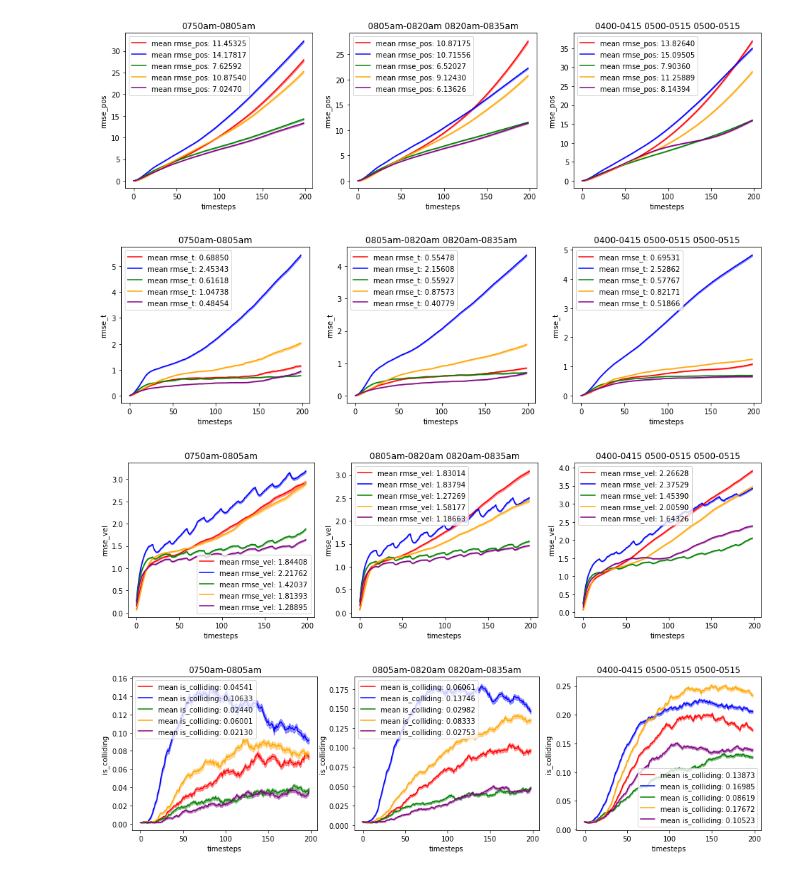
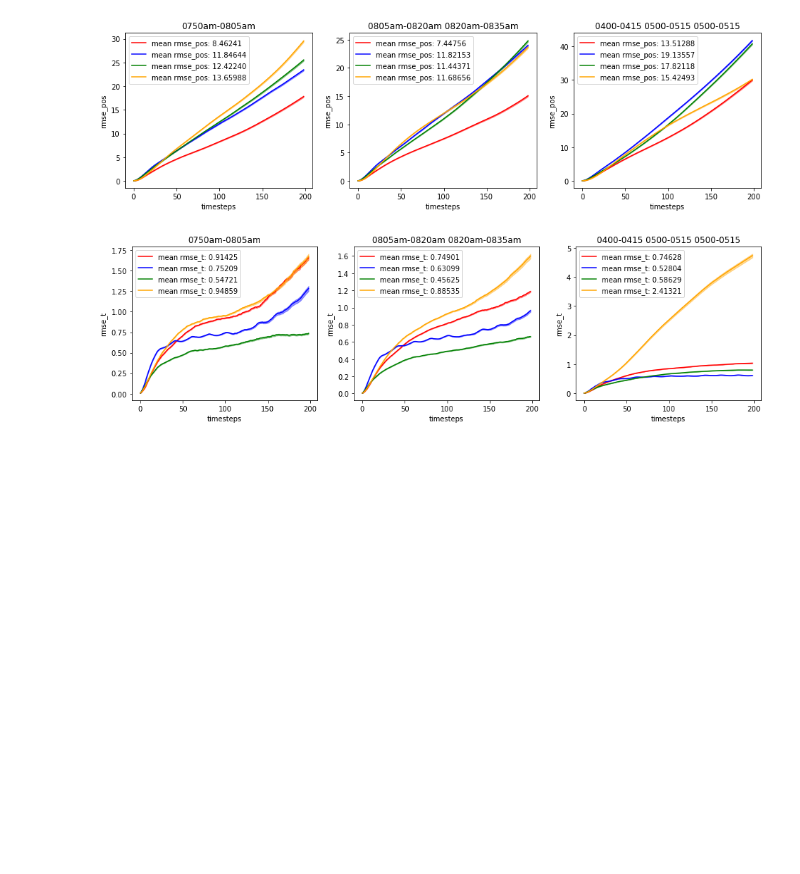
Before and after one commit to wulfebw/ngsim_env, a Jupyter notebook: scripts/imitation/visualize.ipynb, the cells around one changed output. Saved outputs shown, nothing was run; the diff lists cells and outputs as text; code cells hidden in the pictures; blank space fills up the shorter version.

Commit message:
rendering args + visualization tools

```diff
--- a/scripts/imitation/visualize.ipynb
+++ b/scripts/imitation/visualize.ipynb
@@ -36,19 +11,31 @@ def load_trajs_labels(directory):
 # %%
-directory = '../../data/experiments/gail/imitate/validation/'
-gail_trajs, gail_labels = load_trajs_labels(directory)
+# directory = '../../data/experiments/gail/imitate/validation/'
+# gail_trajs, gail_labels = tuils.load_trajs_labels(directory)
 
-directory = '../../data/experiments/infogail/imitate/validation/'
-infogail_trajs, infogail_labels = load_trajs_labels(directory)
+# directory = '../../data/experiments/infogail/imitate/validation/'
+# infogail_trajs, infogail_labels = tuils.load_trajs_labels(directory)
 
-directory = '../../data/experiments/hgail/imitate/validation/'
-hgail_trajs, hgail_labels = load_trajs_labels(directory)
+# directory = '../../data/experiments/hgail/imitate/validation/'
+# hgail_trajs, hgail_labels = tuils.load_trajs_labels(directory)
 
-directory = '../../data/experiments/gail-recurrent/imitate/validation/'
-rgail_trajs, rgail_labels = load_trajs_labels(directory)
+# directory = '../../data/experiments/gail-recurrent/imitate/validation/'
+# rgail_trajs, rgail_labels = tuils.load_trajs_labels(directory)
 
-directory = '../../data/experiments/hgail_8_latent/imitate/validation/'
-'data/experiments/hgail_8_latent/validation'
-h8gail_trajs, h8gail_labels = load_trajs_labels(directory)
+# directory = '../../data/experiments/hgail_8_latent/imitate/validation/'
+# 'data/experiments/hgail_8_latent/validation'
+# h8gail_trajs, h8gail_labels = tuils.load_trajs_labels(directory)
+
+directory = '../../data/experiments/0_gail/imitate/validation/'
+gail_trajs, gail_labels = utils.load_trajs_labels(directory)
+
+directory = '../../data/experiments/0_infogail/imitate/validation/'
+infogail_trajs, infogail_labels = utils.load_trajs_labels(directory)
+
+directory = '../../data/experiments/0_recurrent_gail/imitate/validation/'
+rgail_trajs, rgail_labels = utils.load_trajs_labels(directory)
+
+directory = '../../data/experiments/0_hgail/imitate/validation/'
+hgail_trajs, hgail_labels = utils.load_trajs_labels(directory)
 # %%
 def visualize_trajectories(trajs, length, label='', color='blue', attr='rmse'):
     rmses = []
@@ -87,15 +74,13 @@ def plot_validation(trajs, labels, color='blue', length=199, attr='rmse'):
 # %%
 attrs = ['rmse_pos', 'rmse_t', 'rmse_vel', 'is_colliding']
 for attr in attrs:
     plt.figure(figsize=(16,4))
     plot_validation(gail_trajs, gail_labels, color='red', attr=attr)
     plot_validation(infogail_trajs, infogail_labels, color='blue', attr=attr)
     plot_validation(hgail_trajs, hgail_labels, color='green', attr=attr)
     plot_validation(rgail_trajs, rgail_labels, color='orange', attr=attr)
-    plot_validation(h8gail_trajs, h8gail_labels, color='purple', attr=attr)
+#     plot_validation(h8gail_trajs, h8gail_labels, color='purple', attr=attr)
     plt.show()
 # %% [output]
-[figure, old version]
+[figure, new version]
-[figure, old version]
+[figure, new version]
-[figure, removed]
-[figure, removed]
```
Also changed, not shown: parts of 2 cells of this notebook, 7 other files.
